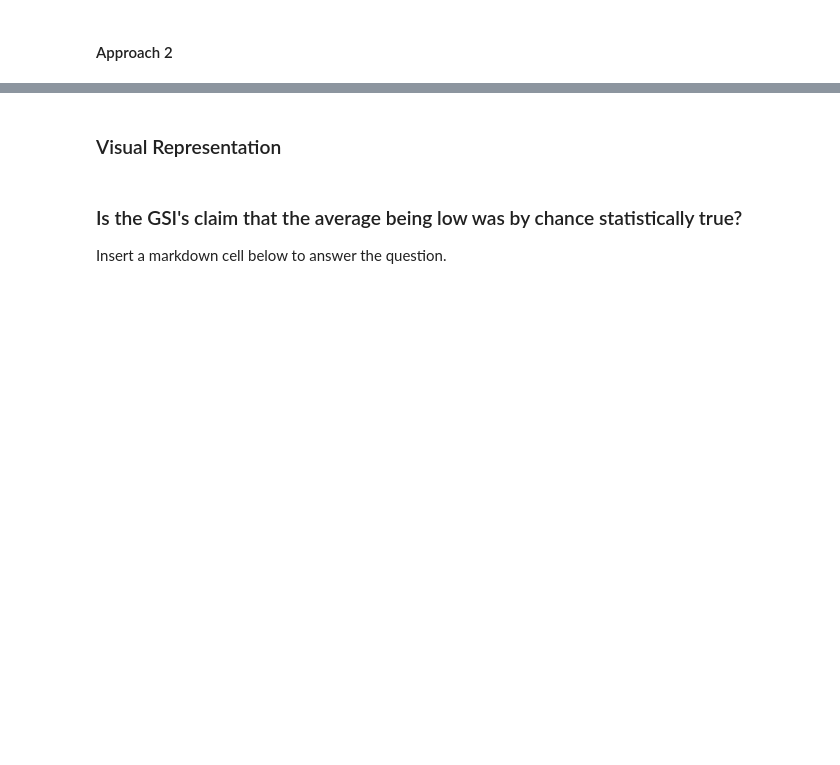
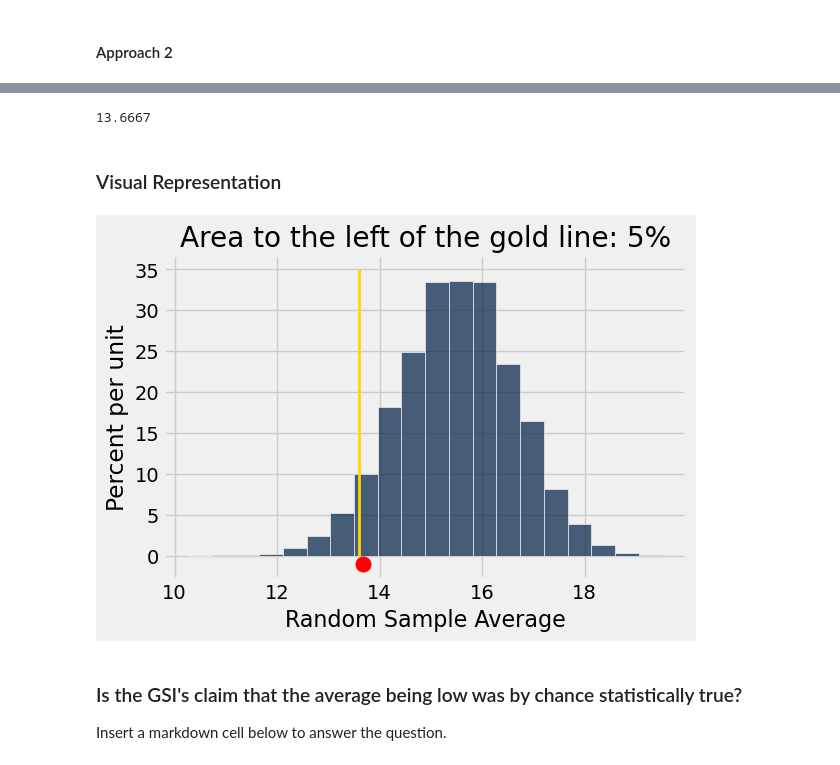
Before and after one commit to RHC-DSCI-100/Lecture-Notes, a Jupyter notebook: lecture/lec18.ipynb, the cells around one changed output, grey strips where cells are left out. Drawn from its saved outputs; the diff is of its cells as text; code cells hidden in the pictures; blank space fills up the shorter version.

```diff
--- a/lecture/lec18.ipynb
+++ b/lecture/lec18.ipynb
@@ -24,4 +97,5 @@ scores.group('Section', np.average).show()
 # %%
 # assign the lowest average to this variable.
-
-observed_average =
+# Complete the code
+observed_average = 13.6667
+observed_average
@@ -72,17 +182,21 @@ five_percent_point
 # %%
 # (2) See if this value is greater than observed value
 observed_average
+# %% [output]
+13.6667
 # %% [markdown]
 ### Visual Representation
 # %%
 #Create a histogram with 20 bins from the data.
 
-
+averages_tbl.hist(bins = 20)
 
 #This code will plot the observed avereage and a cutoff line for 5%.
 plots.plot([five_percent_point, five_percent_point], [0, 0.35], color='gold', lw=2)
 plots.title('Area to the left of the gold line: 5%');
 plots.scatter(observed_average, -0.01, color='red', s=120);
+# %% [output]
+[figure, added]
 # %% [markdown]
 ### Is the GSI's claim that the average being low was by chance statistically true?
 Insert a markdown cell below to answer the question.
```
Also changed, not shown: parts of 14 cells of this notebook.
